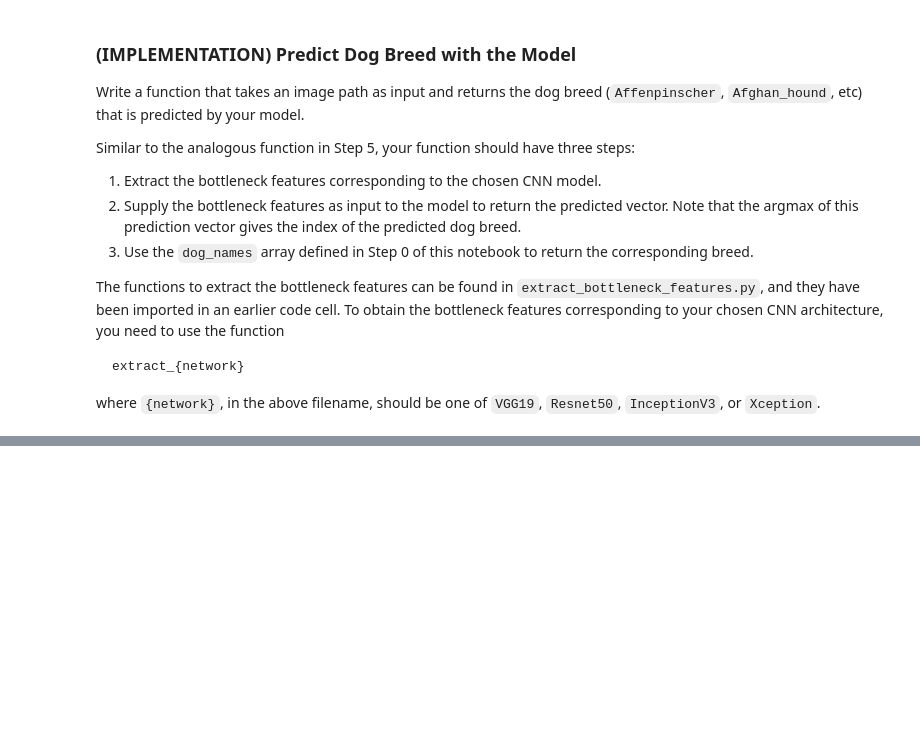
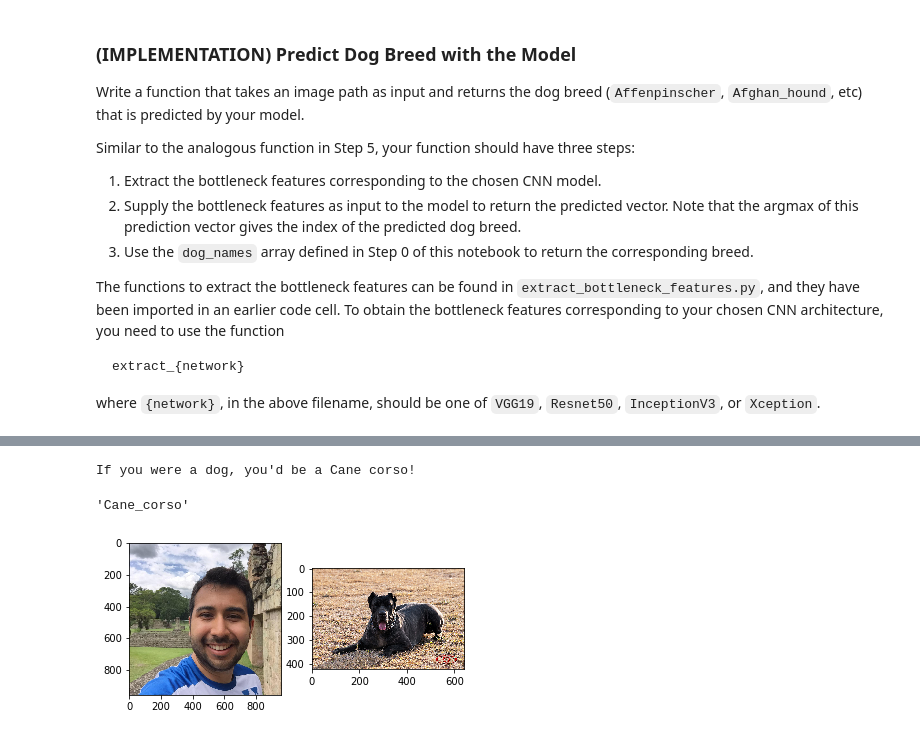
Before and after one commit to FyZyX/dog-project, a Jupyter notebook: dog_app.ipynb, the cells around one changed output, grey strips where cells are left out. Drawn from its saved outputs; the diff is of its cells as text; code cells hidden in the pictures; blank space fills up the shorter version.

```diff
--- a/dog_app.ipynb
+++ b/dog_app.ipynb
@@ -707,22 +707,34 @@ Some sample output for our algorithm is provided below, but feel free to design
 
 
 ### (IMPLEMENTATION) Write your Algorithm
+# %%
+from glob import glob
+from random import choice
+
+def compare(img_path, breed):
+    search = "dogImages/train/*" + breed + "/*"
+    dog_img_path = choice(glob(search))
+    fig = plt.figure()
+    fig.add_subplot(1,2,1)
+    img = cv2.imread(img_path)
+    img = cv2.cvtColor(img, cv2.COLOR_BGR2RGB)
+    plt.imshow(img)
+    fig.add_subplot(1,2,2)
+    dog_img = cv2.imread(dog_img_path)
+    dog_img = cv2.cvtColor(dog_img, cv2.COLOR_BGR2RGB)
+    plt.imshow(dog_img)
 # %%
 ### TODO: Write your algorithm.
 ### Feel free to use as many code cells as needed.
-from glob import glob
-import image
-from random import choice
 
 def app(img_path):
+    breed = Xception_predict_breed(img_path)
+    compare(img_path, breed)
     if face_detector(img_path):
-        breed = Xception_predict_breed(img_path)
-        search = "dogImages/train/*" + breed + "/*"
-        img = choice(glob(search))
-        image.open(img).show()
-        print(img)
+        print("If you were a dog, you'd be a", breed.replace("_", " ") + "!")
         return breed
     elif dog_detector(img_path):
-        return Xception_predict_breed(img_path)
+        print("Great looking", breed.replace("_", " "), "you got there!")
+        return breed
     else:
-        return print("Sorry, I couldn't find any dogs or humans to classify! Please try another image.")
+        return print("Sorry, I couldn't find any dogs or humans to classify, so here's the closest thing I could find! Please try another image.")
@@ -752,0 +769,6 @@ dogImages/train/056.Dachshund/Dachshund_03928.jpg
+# %%
+app("images/carlos_oyuela_mora.jpg")
+# %% [output]
+If you were a dog, you'd be a Cane corso!
+'Cane_corso'
+[figure, added]
```
Also changed, not shown: parts of 13 cells of this notebook, 8 other files.
